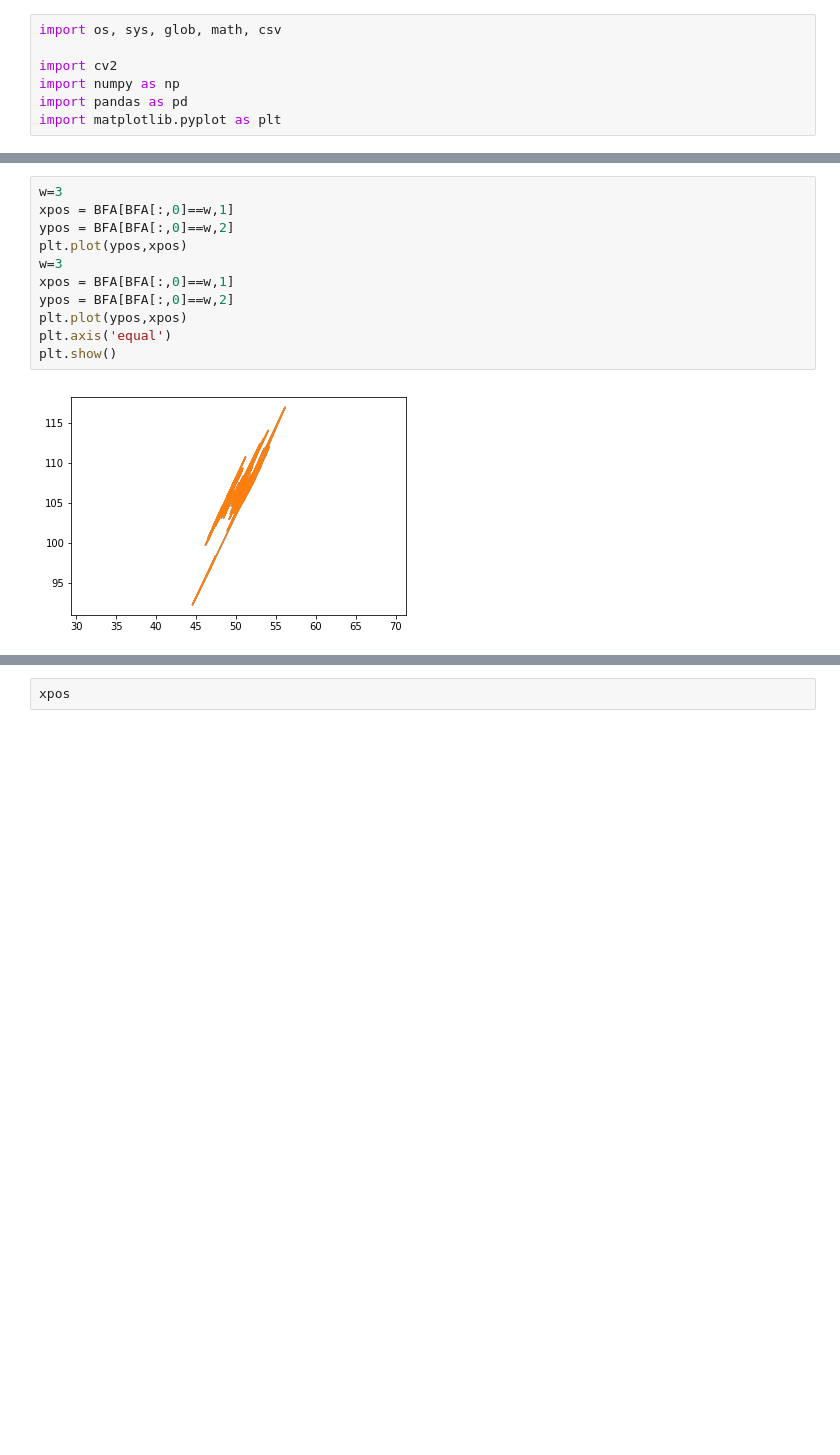
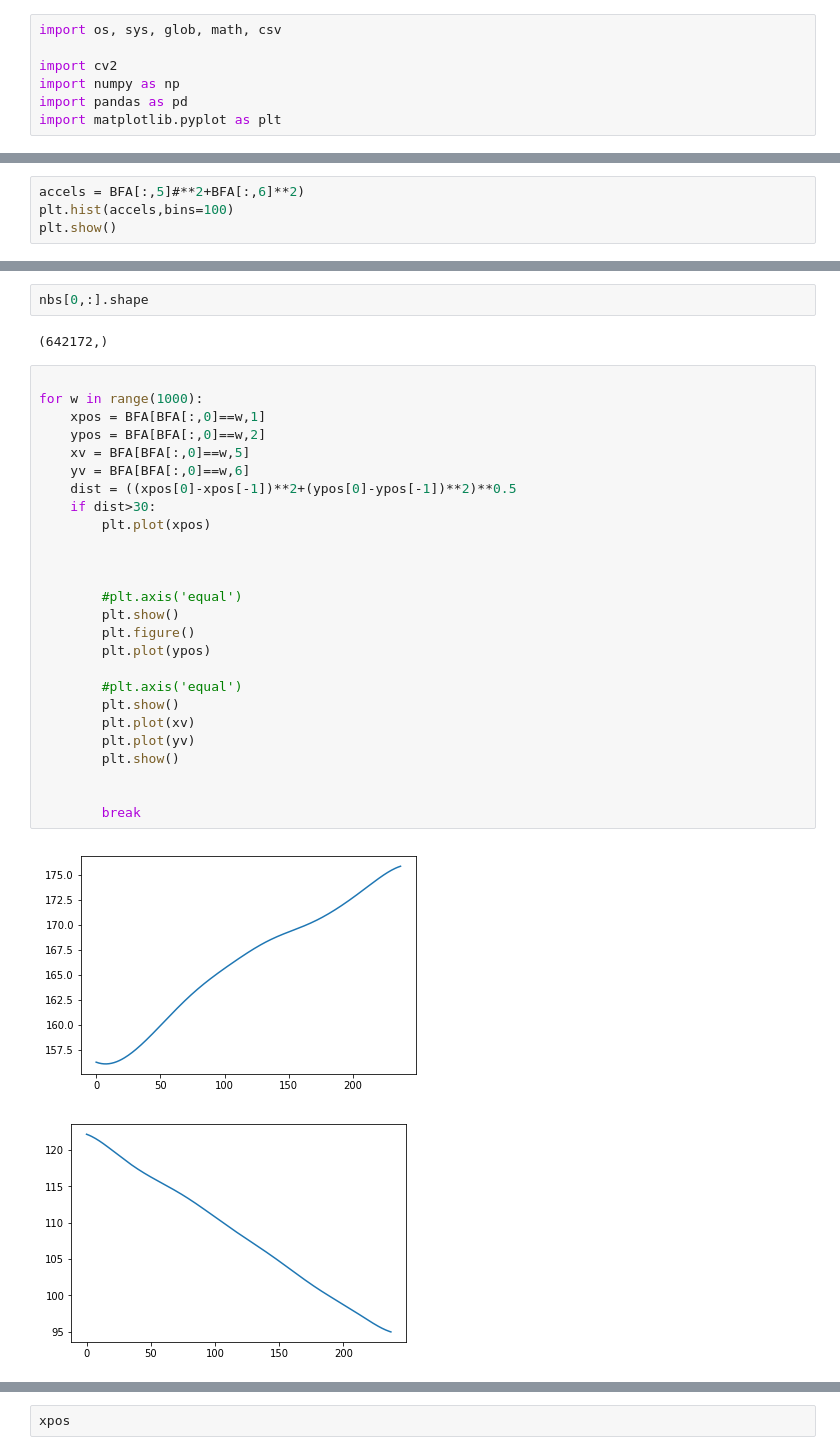
Before and after one commit to ctorney/wildFront, a Jupyter notebook: analysis/trajectories.ipynb, the cells around one changed output, grey strips where cells are left out. Saved outputs shown, nothing was run; the diff lists cells and outputs as text; blank space fills up the shorter version.

```diff
--- a/analysis/trajectories.ipynb
+++ b/analysis/trajectories.ipynb
@@ -25,0 +106,4 @@ beestList = np.unique(BFA[:,0])
+# %%
+accels = BFA[:,5]#**2+BFA[:,6]**2)
+plt.hist(accels,bins=100)
+plt.show()
@@ -26,13 +209,33 @@ beestList = np.unique(BFA[:,0])
+# %%
+nbs[0,:].shape
+# %% [output]
+(642172,)
 # %%
-w=3
-xpos = BFA[BFA[:,0]==w,1]
-ypos = BFA[BFA[:,0]==w,2]
-plt.plot(ypos,xpos)
-w=3
-xpos = BFA[BFA[:,0]==w,1]
-ypos = BFA[BFA[:,0]==w,2]
-plt.plot(ypos,xpos)
-plt.axis('equal')
-plt.show()
+
+for w in range(1000):
+    xpos = BFA[BFA[:,0]==w,1]
+    ypos = BFA[BFA[:,0]==w,2]
+    xv = BFA[BFA[:,0]==w,5]
+    yv = BFA[BFA[:,0]==w,6]
+    dist = ((xpos[0]-xpos[-1])**2+(ypos[0]-ypos[-1])**2)**0.5
+    if dist>30:
+        plt.plot(xpos)
+
+
+
+        #plt.axis('equal')
+        plt.show()
+        plt.figure()
+        plt.plot(ypos)
+
+        #plt.axis('equal')
+        plt.show()
+        plt.plot(xv)
+        plt.plot(yv)
+        plt.show()
+
+
+        break
 # %% [output]
-[figure, old version]
+[figure, new version]
+[figure, added]
```
Also changed, not shown: parts of 11 cells of this notebook, 5 other files.
